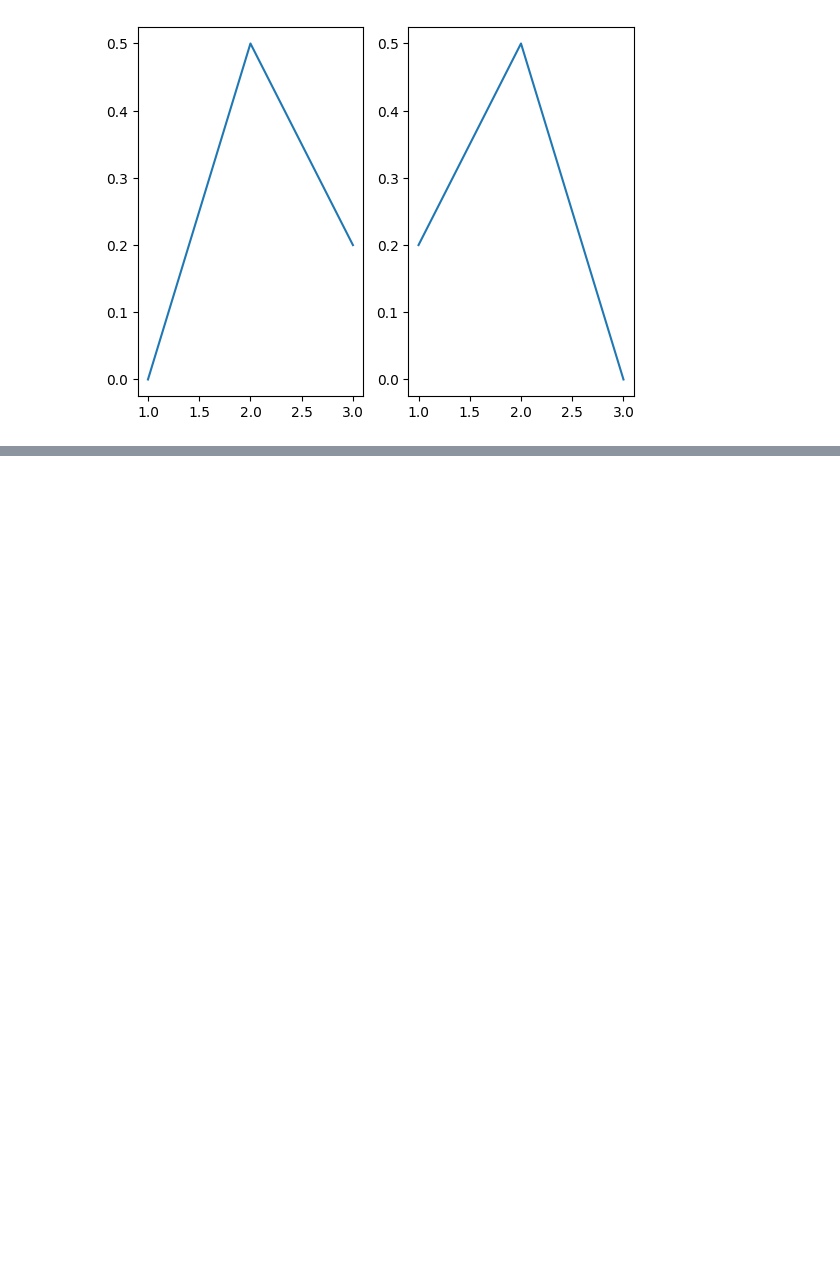
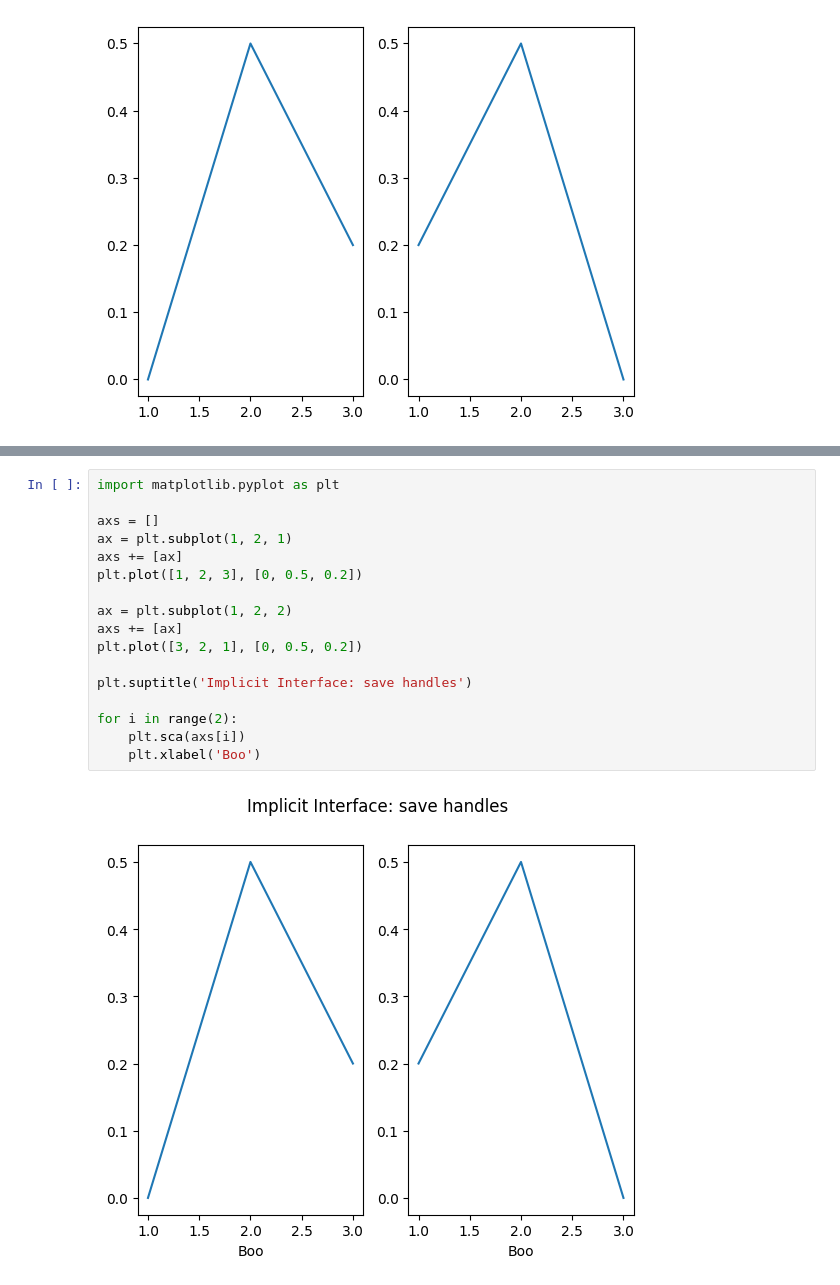
Before and after one commit to Manan2k4/ML-Learnings, a Jupyter notebook: matplotlib/Quick start guide/matplot-APIs.ipynb, the cells around one changed output, grey strips where cells are left out. Cells and saved outputs as stored; diff of their text form; blank space fills up the shorter version.

```diff
--- a/matplotlib/Quick start guide/matplot-APIs.ipynb
+++ b/matplotlib/Quick start guide/matplot-APIs.ipynb
@@ -44,0 +61,19 @@ axs[1].plot([3, 2, 1], [0, 0.5, 0.2])
+# %%
+import matplotlib.pyplot as plt
+
+axs = []
+ax = plt.subplot(1, 2, 1)
+axs += [ax]
+plt.plot([1, 2, 3], [0, 0.5, 0.2])
+
+ax = plt.subplot(1, 2, 2)
+axs += [ax]
+plt.plot([3, 2, 1], [0, 0.5, 0.2])
+
+plt.suptitle('Implicit Interface: save handles')
+
+for i in range(2):
+    plt.sca(axs[i])
+    plt.xlabel('Boo')
+# %% [output]
+[figure, added]
```
Also changed, not shown: parts of 3 cells of this notebook.
